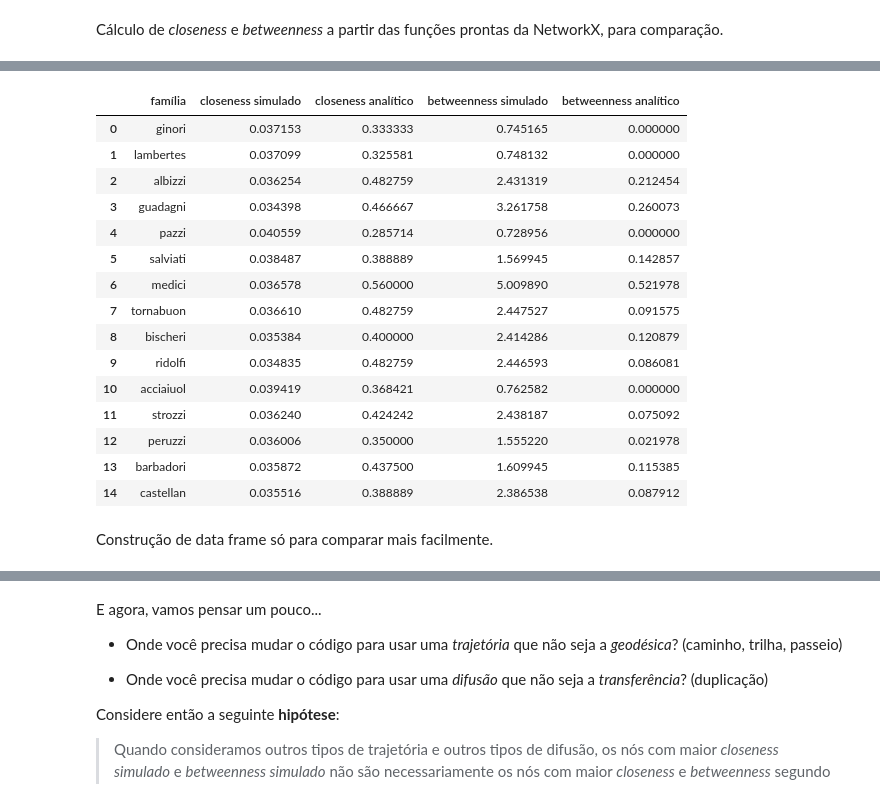
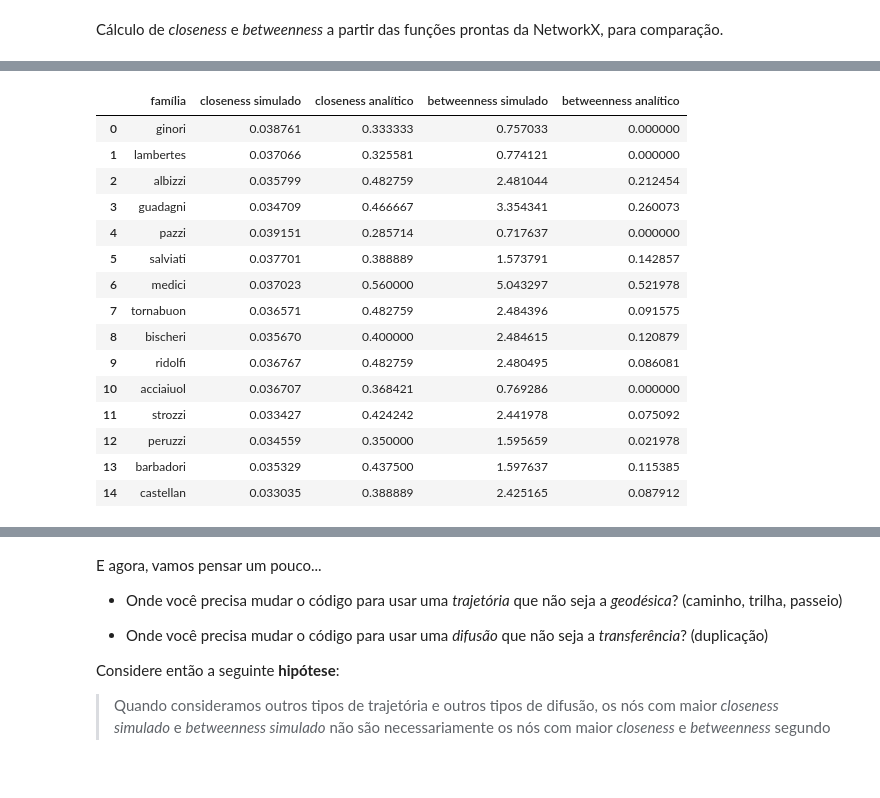
Before and after one commit to eduardotp1/redesoc-2018, a Jupyter notebook: Encontro13/Encontro13.ipynb, the cells around one changed output, grey strips where cells are left out. Saved outputs shown, nothing was run; the diff lists cells and outputs as text; code cells hidden in the pictures; blank space fills up the shorter version.

```diff
--- a/Encontro13/Encontro13.ipynb
+++ b/Encontro13/Encontro13.ipynb
@@ -345,22 +445,20 @@ x
 # %%
-x=run(g,4, False)
-x
+walk_transf = run(g,4, False)
+walk_transf
 # %% [output]
 |  | família | closeness simulado | closeness analítico | betweenness simulado | betweenness analítico |
-| 0 | ginori | 0.037153 | 0.333333 | 0.745165 | 0.000000 |
-| 1 | lambertes | 0.037099 | 0.325581 | 0.748132 | 0.000000 |
-| 2 | albizzi | 0.036254 | 0.482759 | 2.431319 | 0.212454 |
-| 3 | guadagni | 0.034398 | 0.466667 | 3.261758 | 0.260073 |
-| 4 | pazzi | 0.040559 | 0.285714 | 0.728956 | 0.000000 |
-| 5 | salviati | 0.038487 | 0.388889 | 1.569945 | 0.142857 |
-| 6 | medici | 0.036578 | 0.560000 | 5.009890 | 0.521978 |
-| 7 | tornabuon | 0.036610 | 0.482759 | 2.447527 | 0.091575 |
-| 8 | bischeri | 0.035384 | 0.400000 | 2.414286 | 0.120879 |
-| 9 | ridolfi | 0.034835 | 0.482759 | 2.446593 | 0.086081 |
-| 10 | acciaiuol | 0.039419 | 0.368421 | 0.762582 | 0.000000 |
-| 11 | strozzi | 0.036240 | 0.424242 | 2.438187 | 0.075092 |
-| 12 | peruzzi | 0.036006 | 0.350000 | 1.555220 | 0.021978 |
-| 13 | barbadori | 0.035872 | 0.437500 | 1.609945 | 0.115385 |
-| 14 | castellan | 0.035516 | 0.388889 | 2.386538 | 0.087912 |
+| 0 | ginori | 0.038761 | 0.333333 | 0.757033 | 0.000000 |
+| 1 | lambertes | 0.037066 | 0.325581 | 0.774121 | 0.000000 |
+| 2 | albizzi | 0.035799 | 0.482759 | 2.481044 | 0.212454 |
+| 3 | guadagni | 0.034709 | 0.466667 | 3.354341 | 0.260073 |
+| 4 | pazzi | 0.039151 | 0.285714 | 0.717637 | 0.000000 |
+| 5 | salviati | 0.037701 | 0.388889 | 1.573791 | 0.142857 |
+| 6 | medici | 0.037023 | 0.560000 | 5.043297 | 0.521978 |
+| 7 | tornabuon | 0.036571 | 0.482759 | 2.484396 | 0.091575 |
+| 8 | bischeri | 0.035670 | 0.400000 | 2.484615 | 0.120879 |
+| 9 | ridolfi | 0.036767 | 0.482759 | 2.480495 | 0.086081 |
+| 10 | acciaiuol | 0.036707 | 0.368421 | 0.769286 | 0.000000 |
+| 11 | strozzi | 0.033427 | 0.424242 | 2.441978 | 0.075092 |
+| 12 | peruzzi | 0.034559 | 0.350000 | 1.595659 | 0.021978 |
+| 13 | barbadori | 0.035329 | 0.437500 | 1.597637 | 0.115385 |
+| 14 | castellan | 0.033035 | 0.388889 | 2.425165 | 0.087912 |
-# %% [markdown]
-Construção de data frame só para comparar mais facilmente.
```
Also changed, not shown: parts of 22 cells of this notebook, 2 other files.
